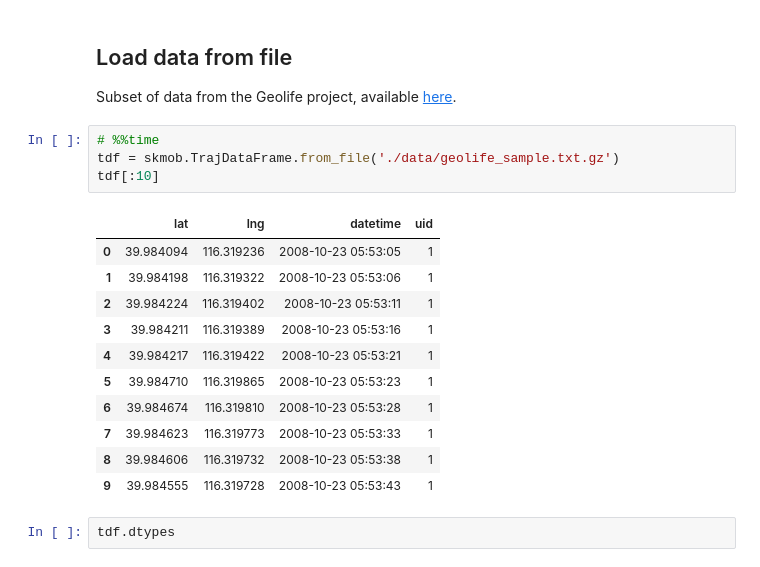
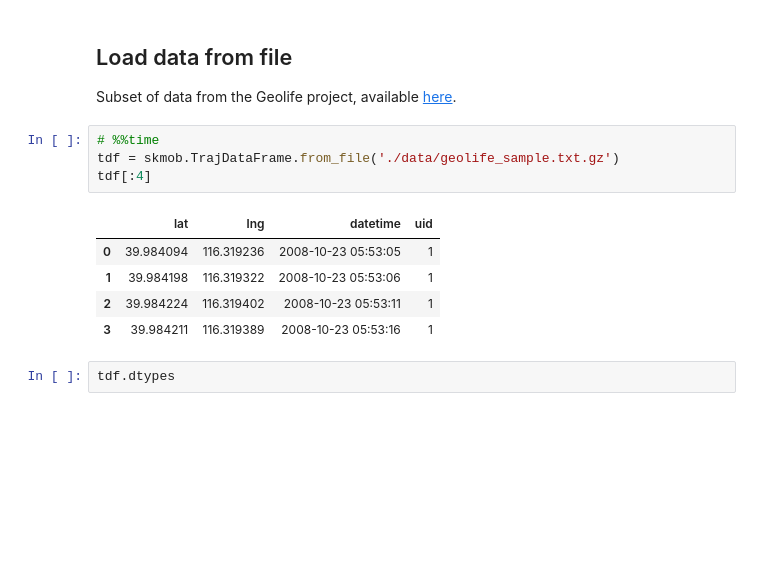
Before and after one commit to scikit-mobility/scikit-mobility, a Jupyter notebook: tutorial/1_preprocessing_skmob_tutorial.ipynb, the cells around one changed output. Drawn from its saved outputs; the diff is of its cells as text; blank space fills up the shorter version.

```diff
--- a/tutorial/1_preprocessing_skmob_tutorial.ipynb
+++ b/tutorial/1_preprocessing_skmob_tutorial.ipynb
@@ -22,19 +22,13 @@ Subset of data from the Geolife project, available [here](https://www.microsoft.
 # %%
 # %%time
 tdf = skmob.TrajDataFrame.from_file('./data/geolife_sample.txt.gz')
-tdf[:10]
+tdf[:4]
 # %% [output]
 |  | lat | lng | datetime | uid |
 | 0 | 39.984094 | 116.319236 | 2008-10-23 05:53:05 | 1 |
 | 1 | 39.984198 | 116.319322 | 2008-10-23 05:53:06 | 1 |
 | 2 | 39.984224 | 116.319402 | 2008-10-23 05:53:11 | 1 |
 | 3 | 39.984211 | 116.319389 | 2008-10-23 05:53:16 | 1 |
-| 4 | 39.984217 | 116.319422 | 2008-10-23 05:53:21 | 1 |
-| 5 | 39.984710 | 116.319865 | 2008-10-23 05:53:23 | 1 |
-| 6 | 39.984674 | 116.319810 | 2008-10-23 05:53:28 | 1 |
-| 7 | 39.984623 | 116.319773 | 2008-10-23 05:53:33 | 1 |
-| 8 | 39.984606 | 116.319732 | 2008-10-23 05:53:38 | 1 |
-| 9 | 39.984555 | 116.319728 | 2008-10-23 05:53:43 | 1 |
 # %%
 tdf.dtypes
 # %% [output]
```
Also changed, not shown: parts of 12 cells of this notebook, 1 other file.
